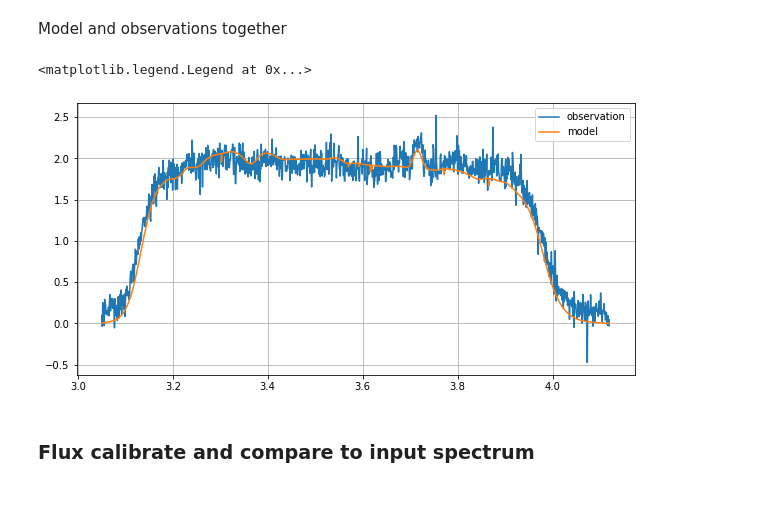
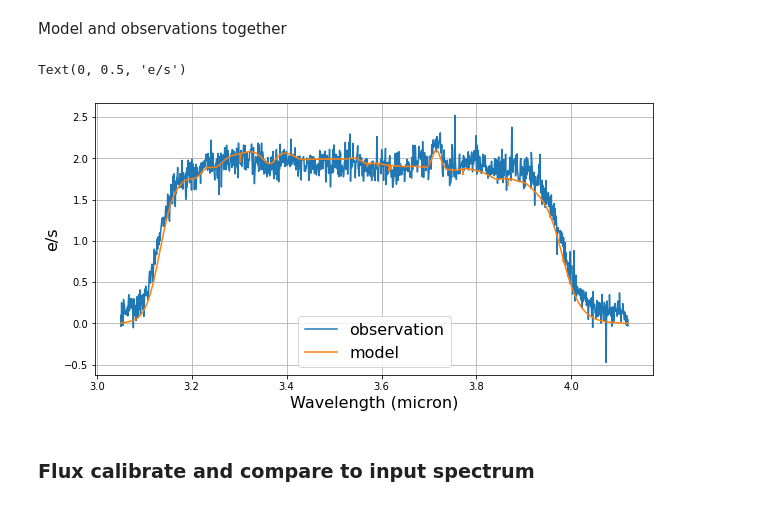
Before and after one commit to npirzkal/MirageExtract, a Jupyter notebook: Extract JWSTSIMS-56.ipynb, the cells around one changed output. Cells and saved outputs as stored; diff of their text form; code cells hidden in the pictures.

```diff
--- a/Extract JWSTSIMS-56.ipynb
+++ b/Extract JWSTSIMS-56.ipynb
@@ -156,7 +156,7 @@ def extract(ID,ra0,dec0,dataname):
     # Description of what grismconf does and how grism calibration  is done is available in
     # WFC3 ISR 2017-01 from Pirzkal et al. (http://www.stsci.edu/hst/wfc3/documents/ISRs/WFC3-2017-01.pdf)
     import grismconf
-    C = grismconf.Config("./data/GRISMCONF/GRISMDATA/NIRCAM/NIRCAM_{}_modA_{}.conf".format(filt,grism))
+    C = grismconf.Config("./data/GRISMCONF/GRISMDATA/NIRCAM/NIRCAM_{}_mod{}_{}.conf".format(filt,module,grism))
 
     # These are the coordinates of all the pixels in our 2D stamp, but in the full image (wrt calibration is known)
     ys,xs = np.indices((maxy0-miny0+1,maxx0-minx0+1))
@@ -169,10 +169,10 @@ def extract(ID,ra0,dec0,dataname):
     # to compute the value for t for every pixel in our 2D stamps
     if grism=="R":
         ts = C.INVDISPX("+1",x0,y0,xs)
-        dys = ys
+        dys = C.DISPY("+1",x0,y0,ts) + ys
     if grism=="C":
         ts = C.INVDISPY("+1",x0,y0,ys)
-        dys = xs
+        dys = C.DISPX("+1",x0,y0,ts) + xs
 
     # Now compute the wavelength of every pixel in our 2D stamp
     ws = C.DISPL("+1",x0,y0,ts)
@@ -516,22 +520,24 @@ Model and observations together
 # %%
 lam = np.nanmean(fl,axis=0)
 
 
 # Hornes optimal extraction of model
 t1 = np.nansum((fd-fc)*fw,axis=0)
 t2 = np.nansum(fw**2,axis=0)
 opt_extracted = t1/t2
 plt.plot(lam,opt_extracted,label="observation")
 
 t1 = np.nansum(fm*fw,axis=0)
 t2 = np.nansum(fw**2,axis=0)
 ext0 = t1/t2
 plt.plot(lam,ext0,label="model")
 plt.grid()
-plt.legend()
+plt.legend(fontsize=16)
+plt.xlabel("Wavelength (micron)",fontsize=16)
+plt.ylabel("e/s",fontsize=16)
 # %% [output]
-<matplotlib.legend.Legend at 0x...>
+Text(0, 0.5, 'e/s')
-[figure, old version]
+[figure, new version]
 # %% [markdown]
 <h3> Flux calibrate and compare to input spectrum
 # %% [markdown]
```
Also changed, not shown: parts of 13 cells of this notebook.
